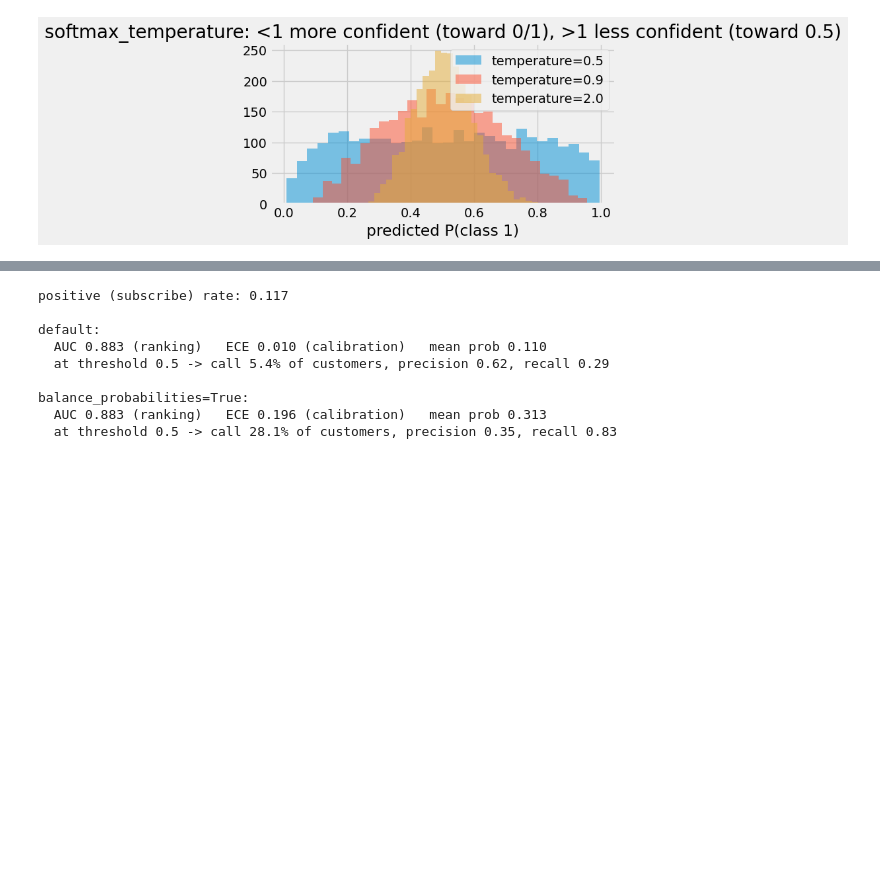
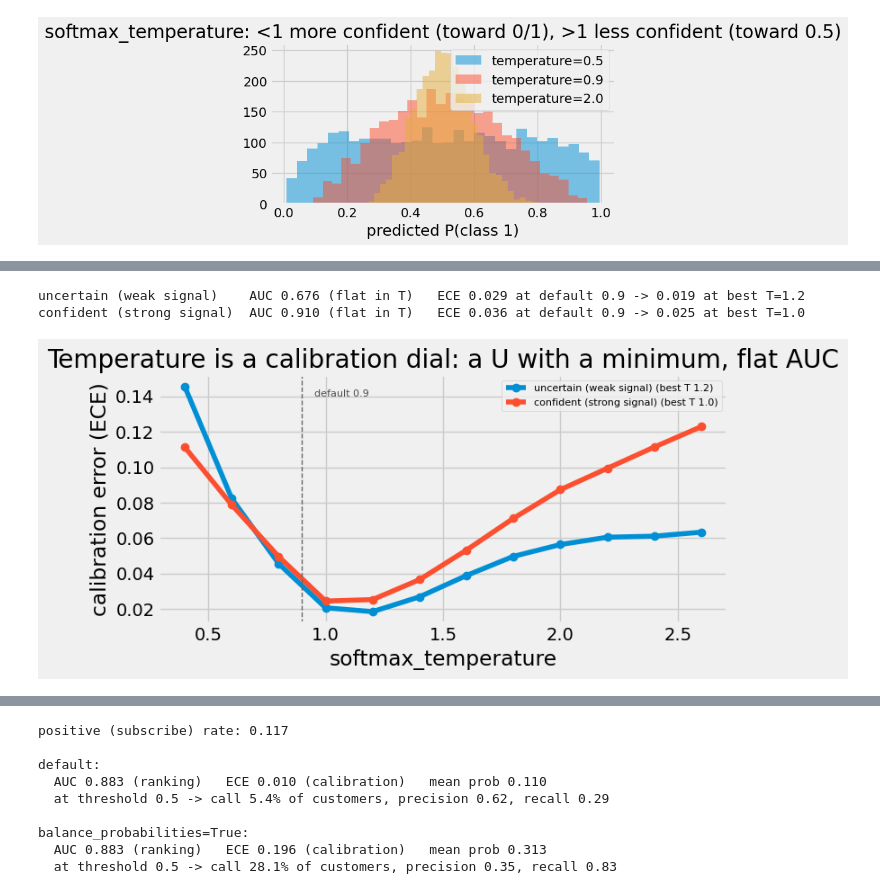
Before and after one commit to CardoAI/TabPFNPractitioner, a Jupyter notebook: notebooks/Parameters.ipynb, the cells around one changed output, grey strips where cells are left out. Saved outputs shown, nothing was run; the diff lists cells and outputs as text; code cells hidden in the pictures; blank space fills up the shorter version.

```diff
--- a/notebooks/Parameters.ipynb
+++ b/notebooks/Parameters.ipynb
@@ -617,0 +820,37 @@ temperature 2.0: calibration error (ECE) 0.056
+# %%
+# softmax_temperature divides the logits before the softmax, p_T = sigmoid(logit / T), so one fit gives the
+# whole family of sharpness settings. We back the raw logit out of the default output (the default
+# temperature is 0.9), sweep T, and read calibration (ECE) and ranking (AUC) on two tasks: one the model is
+# unsure about, one it is confident on.
+def make_signal_task(weights, seed):
+    rng = np.random.RandomState(seed)
+    X = rng.randn(6000, 6)
+    prob = 1 / (1 + np.exp(-(weights[0] * X[:, 0] + weights[1] * X[:, 1])))
+    y = (rng.rand(6000) < prob).astype(int)
+    return pd.DataFrame(X[:3000]), pd.DataFrame(X[3000:]), y[:3000], y[3000:]
+
+temperature_grid = np.round(np.linspace(0.4, 2.6, 12), 2)
+temp_tasks = {"uncertain (weak signal)": make_signal_task((0.6, 0.4), seed=2),
+              "confident (strong signal)": make_signal_task((2.6, 1.6), seed=5)}
+
+fig, ax = plt.subplots(figsize=(7.5, 4))
+for task_name, (X_train, X_test, y_train, y_test) in temp_tasks.items():
+    p_default = TabPFNClassifier(random_state=0).fit(X_train, y_train).predict_proba(X_test)[:, 1]
+    p_clipped = np.clip(p_default, 1e-6, 1 - 1e-6)
+    raw_logit = 0.9 * np.log(p_clipped / (1 - p_clipped))      # default temperature is 0.9
+    auc = roc_auc_score(y_test, raw_logit)                     # ranking is identical at every temperature
+    ece_curve = [expected_calibration_error(y_test, 1 / (1 + np.exp(-raw_logit / T))) for T in temperature_grid]
+    best_T = temperature_grid[int(np.argmin(ece_curve))]
+    ece_default = expected_calibration_error(y_test, p_default)
+    print(f"{task_name:26s} AUC {auc:.3f} (flat in T)   ECE {ece_default:.3f} at default 0.9 "
+          f"-> {min(ece_curve):.3f} at best T={best_T:.1f}")
+    ax.plot(temperature_grid, ece_curve, marker="o", label=f"{task_name} (best T {best_T:.1f})")
+ax.axvline(0.9, color="0.4", ls="--", lw=1)
+ax.text(0.95, ax.get_ylim()[1] * 0.92, "default 0.9", fontsize=8, color="0.3")
+ax.set_xlabel("softmax_temperature"); ax.set_ylabel("calibration error (ECE)")
+ax.set_title("Temperature is a calibration dial: a U with a minimum, flat AUC")
+ax.legend(fontsize=8); fig.tight_layout(); plt.show()
+# %% [output]
+uncertain (weak signal)    AUC 0.676 (flat in T)   ECE 0.029 at default 0.9 -> 0.019 at best T=1.2
+confident (strong signal)  AUC 0.910 (flat in T)   ECE 0.036 at default 0.9 -> 0.025 at best T=1.0
+[figure, added]
```
Also changed, not shown: parts of 19 cells of this notebook, 1 other file.
